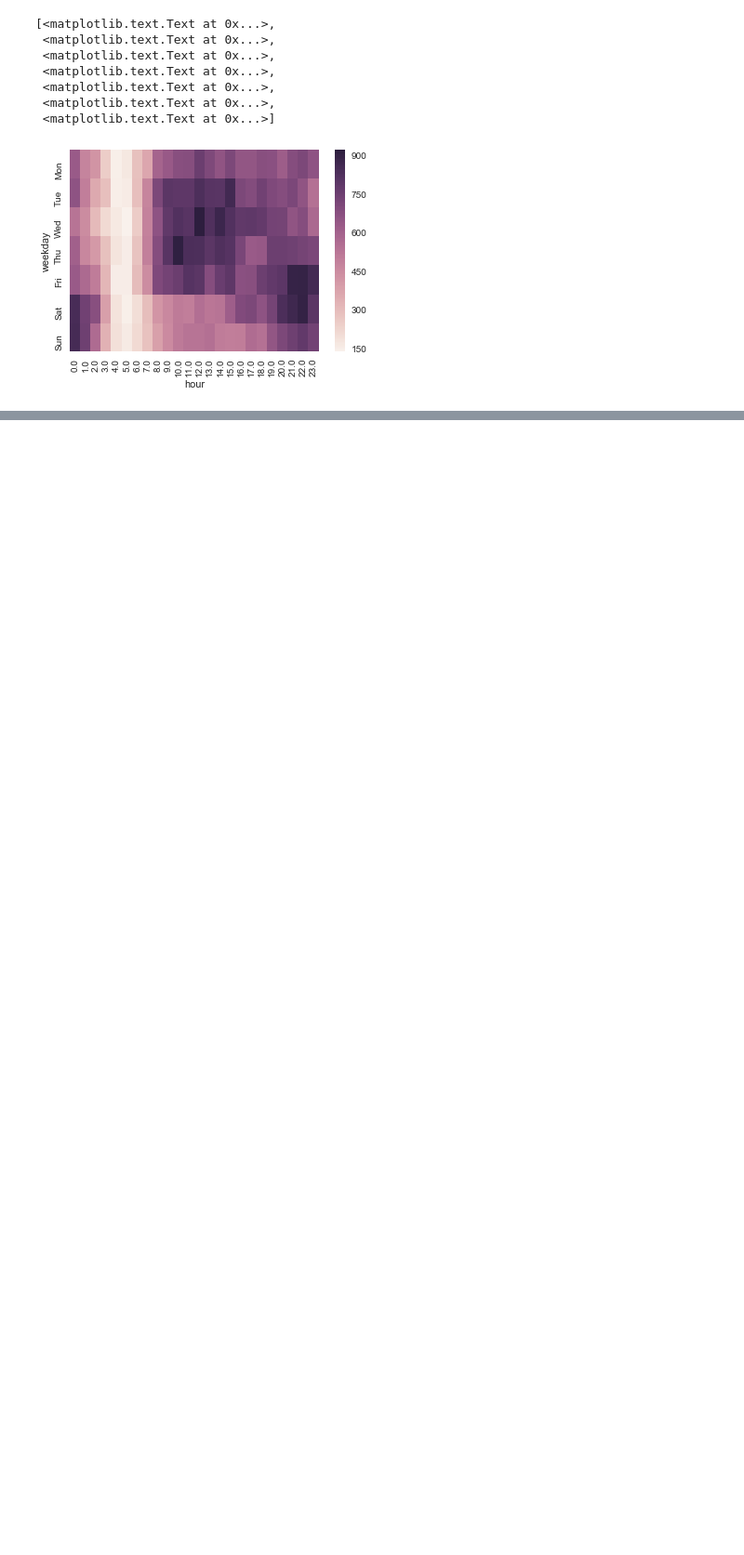
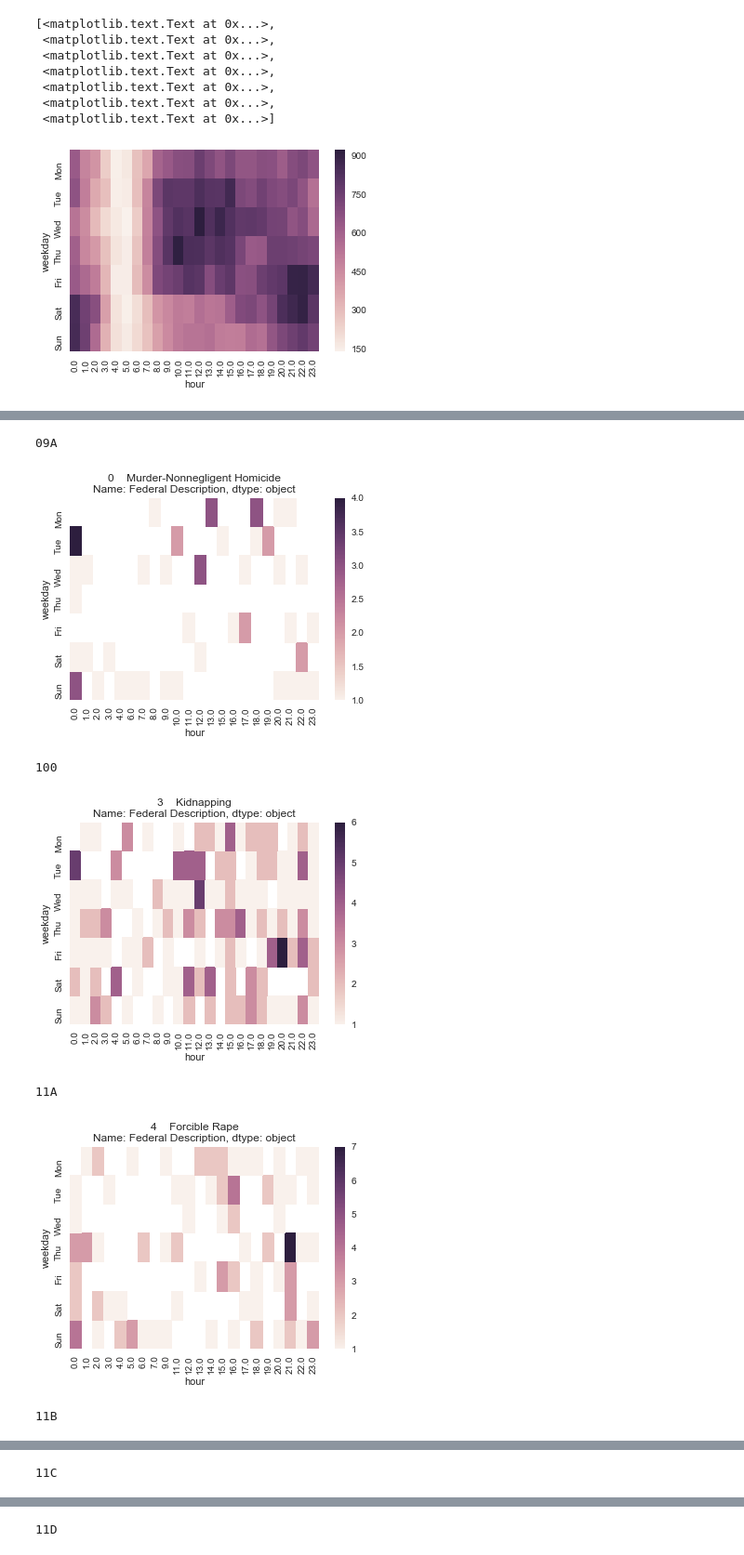
Before and after one commit to odemasi/LogVisualization, a Jupyter notebook: Crime_Data/AC Sheriff Crime Reports.ipynb, the cells around one changed output, grey strips where cells are left out. Shown at 93% size. Saved outputs shown, nothing was run; the diff lists cells and outputs as text; code cells hidden in the pictures; blank space fills up the shorter version.

```diff
--- a/Crime_Data/AC Sheriff Crime Reports.ipynb
+++ b/Crime_Data/AC Sheriff Crime Reports.ipynb
@@ -208,7 +210,7 @@ final = extract_hour(temp)
 # %%
 final.groupby(['weekday', 'hour']).count()['DateTime']
-MH_data = pd.DataFrame({'count' : final.groupby(['weekday', 'hour']).size()}).reset_index()
-mh_heatmap = MH_data.pivot('weekday', 'hour', 'count')
+_data = pd.DataFrame({'count' : final.groupby(['weekday', 'hour']).size()}).reset_index()
+_heatmap = _data.pivot('weekday', 'hour', 'count')
 ax = sns.heatmap(mh_heatmap)
 ax.set_yticklabels(['Sun', 'Sat', 'Fri', 'Thu', 'Wed', 'Tue','Mon'], fontsize=10)
 # %% [output]
@@ -222,0 +243,22 @@ ax.set_yticklabels(['Sun', 'Sat', 'Fri', 'Thu', 'Wed', 'Tue','Mon'], fontsize=10
+# %%
+def create_heatmap(code):
+    _data = pd.DataFrame({'count' : final[final['CrimeCode'] == code].groupby(['weekday', 'hour']).size()}).reset_index()
+    _heatmap = _data.pivot('weekday', 'hour', 'count')
+    ax = sns.heatmap(_heatmap)
+    ax.set_yticklabels(['Sun', 'Sat', 'Fri', 'Thu', 'Wed', 'Tue','Mon'], fontsize=10)
+    title = codes[codes['Federal IBR#'] == code]['Federal Description']
+    plt.title(title)
+    plt.show()
+#currently does not plot the nan values
+# %%
+for i in create_codes_df.index:
+    print(i)
+    create_heatmap(i)
+# %% [output]
+09A
+[figure, added]
+100
+[figure, added]
+11A
+[figure, added]
+11B
@@ -222,0 +266 @@ ax.set_yticklabels(['Sun', 'Sat', 'Fri', 'Thu', 'Wed', 'Tue','Mon'], fontsize=10
+11C
@@ -222,0 +268 @@ ax.set_yticklabels(['Sun', 'Sat', 'Fri', 'Thu', 'Wed', 'Tue','Mon'], fontsize=10
+11D
```
Also changed, not shown: parts of 6 cells of this notebook.
